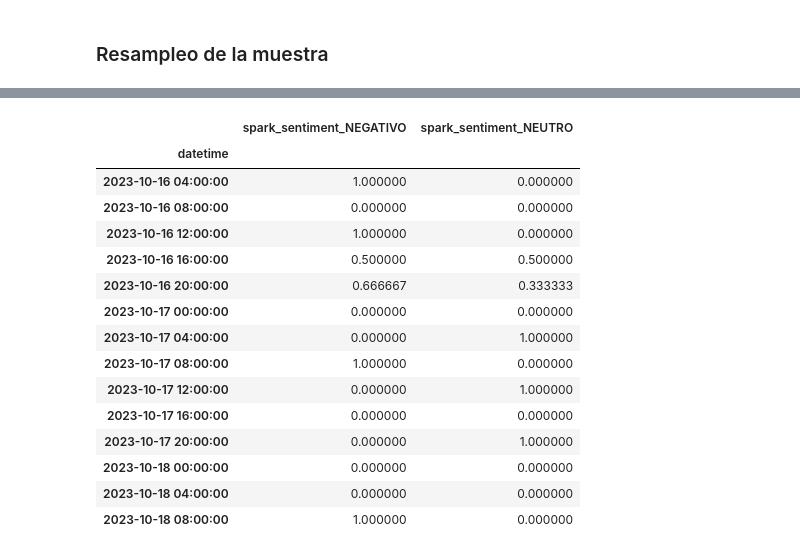
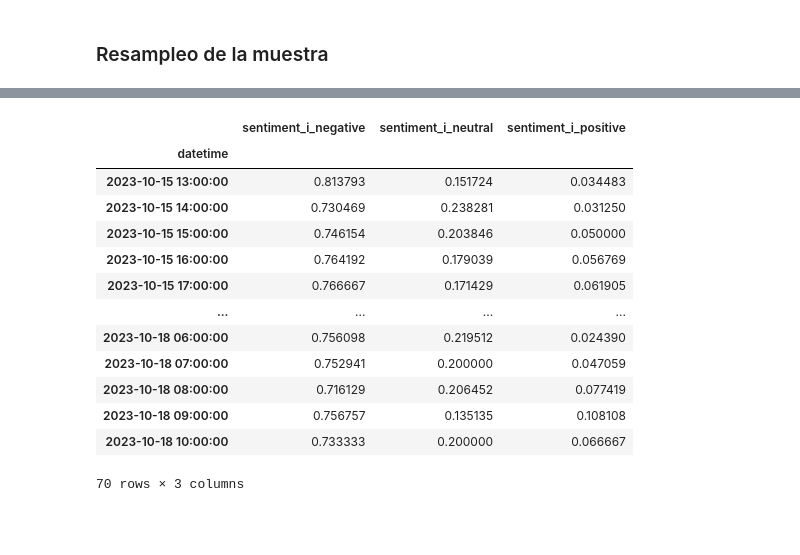
Before and after one commit to jackonedev/NLP_Machine, a Jupyter notebook: visualizacion.ipynb, the cells around one changed output, grey strips where cells are left out. Cells and saved outputs as stored; diff of their text form; code cells hidden in the pictures; blank space fills up the shorter version.

```diff
--- a/visualizacion.ipynb
+++ b/visualizacion.ipynb
@@ -213,7 +287,8 @@ f1_numerical = f1.drop(non_numeric_column, axis=1)
 # %% [markdown]
 ### Resampleo de la muestra
 # %%
-freq = '4H'
+# freq = '4H'
+freq = '60T'
 
 
 
@@ -235,38 +310,37 @@ f1_resampled.head(5)
 # %%
-f1_visual = f1_resampled.filter(regex='^spark_sentiment_').fillna(0.)
-
+f1_visual = f1_resampled.filter(regex='^sentiment_i').fillna(0.)
+non_numeric_column = data_info(f1_visual).loc[(data_info(f1_visual)["dtype"] != float).values].columna.values
+f1_visual = f1_visual.drop(non_numeric_column, axis=1)
 
 
 visual_kwargs = {
     "width": 1200,
     "height": 600,
     "template": "plotly_dark",
     "title": f"Linea de tiempo de evolución de los sentimiento | Marco Temporal: {freq}",
     # "labels": {"variable": "Emociones", "value": "Porcentaje de emociones", "label": "Emociones"},
     # "color": "label",
     # "color_discrete_map": colores
     }
 
 
 figure = f1_visual.plot(kind="line", **visual_kwargs).update_layout(showlegend=True)
 
 f1_visual
 # %% [output]
-|  | spark_sentiment_NEGATIVO | spark_sentiment_NEUTRO |
-| datetime |  |  |
-| 2023-10-16 04:00:00 | 1.000000 | 0.000000 |
-| 2023-10-16 08:00:00 | 0.000000 | 0.000000 |
-| 2023-10-16 12:00:00 | 1.000000 | 0.000000 |
-| 2023-10-16 16:00:00 | 0.500000 | 0.500000 |
-| 2023-10-16 20:00:00 | 0.666667 | 0.333333 |
-| 2023-10-17 00:00:00 | 0.000000 | 0.000000 |
-| 2023-10-17 04:00:00 | 0.000000 | 1.000000 |
-| 2023-10-17 08:00:00 | 1.000000 | 0.000000 |
-| 2023-10-17 12:00:00 | 0.000000 | 1.000000 |
-| 2023-10-17 16:00:00 | 0.000000 | 0.000000 |
-| 2023-10-17 20:00:00 | 0.000000 | 1.000000 |
-| 2023-10-18 00:00:00 | 0.000000 | 0.000000 |
-| 2023-10-18 04:00:00 | 0.000000 | 0.000000 |
-| 2023-10-18 08:00:00 | 1.000000 | 0.000000 |
+|  | sentiment_i_negative | sentiment_i_neutral | sentiment_i_positive |
+| datetime |  |  |  |
+| 2023-10-15 13:00:00 | 0.813793 | 0.151724 | 0.034483 |
+| 2023-10-15 14:00:00 | 0.730469 | 0.238281 | 0.031250 |
+| 2023-10-15 15:00:00 | 0.746154 | 0.203846 | 0.050000 |
+| 2023-10-15 16:00:00 | 0.764192 | 0.179039 | 0.056769 |
+| 2023-10-15 17:00:00 | 0.766667 | 0.171429 | 0.061905 |
+| ... | ... | ... | ... |
+| 2023-10-18 06:00:00 | 0.756098 | 0.219512 | 0.024390 |
+| 2023-10-18 07:00:00 | 0.752941 | 0.200000 | 0.047059 |
+| 2023-10-18 08:00:00 | 0.716129 | 0.206452 | 0.077419 |
+| 2023-10-18 09:00:00 | 0.756757 | 0.135135 | 0.108108 |
+| 2023-10-18 10:00:00 | 0.733333 | 0.200000 | 0.066667 |
+70 rows × 3 columns
 # %%
 figure.show()
```
Also changed, not shown: parts of 19 cells of this notebook.
